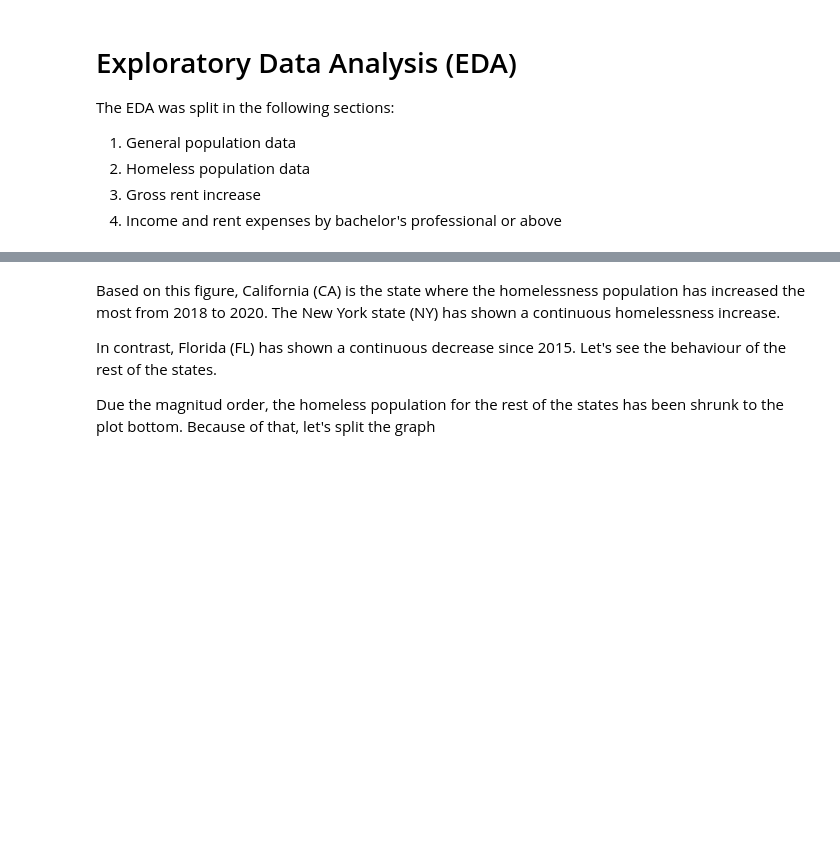
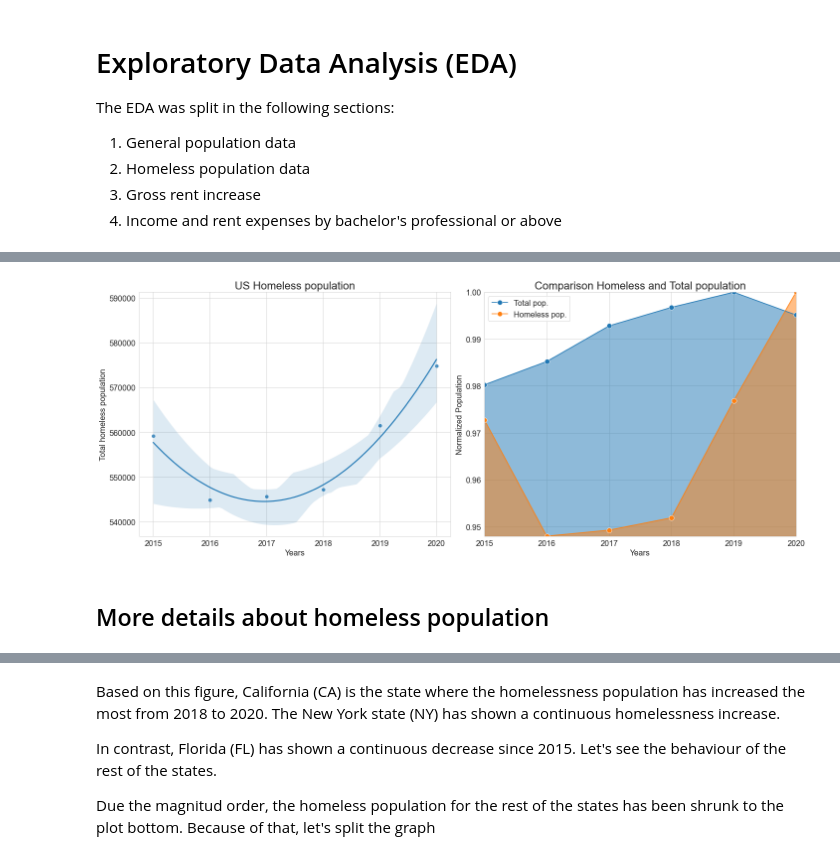
Before and after one commit to aliglara/capstone-c1-DA, a Jupyter notebook: codes/EDA_homeless_pop.ipynb, the cells around one changed output, grey strips where cells are left out. Drawn from its saved outputs; the diff is of its cells as text; code cells hidden in the pictures; blank space fills up the shorter version.

```diff
--- a/codes/EDA_homeless_pop.ipynb
+++ b/codes/EDA_homeless_pop.ipynb
@@ -121,0 +145,3 @@ pop_features_2020 = general_data_df2020.pivot_table(index="State name", aggfunc=
+# %%
+indexed_data_df = raw_data_df.copy()
+indexed_data_df.set_index(["Year", "State name"], inplace=True)
@@ -121,0 +160,12 @@ pop_features_2020 = general_data_df2020.pivot_table(index="State name", aggfunc=
+# %%
+# Perform some aggregation functions on the data
+# Pivot table for total number per year
+total_pt = pd.pivot_table(
+    data= indexed_data_df,
+    index="Year",
+    values=["Population", "Homeless pop"],
+    aggfunc=sum
+)
+# %%
+def norm_column(serie):
+    return serie/serie.max()
@@ -121,0 +178,5 @@ pop_features_2020 = general_data_df2020.pivot_table(index="State name", aggfunc=
+# %%
+total_pt["Homeless pop (%)"] = total_pt["Homeless pop"] / total_pt["Population"] * 100
+total_pt["Homeless change (%)"] = total_pt["Homeless pop"].pct_change() * 100
+total_pt["Homeless adim"] = norm_column(total_pt["Homeless pop"])
+total_pt["Pop adim"] = norm_column(total_pt["Population"])
@@ -121,0 +200,41 @@ pop_features_2020 = general_data_df2020.pivot_table(index="State name", aggfunc=
+# %%
+fig, (ax1, ax2) = plt.subplots(1, 2, figsize=(20, 8))
+_ = sns.regplot(x=total_pt.index,
+                y="Homeless pop",
+                data=total_pt,
+                ax=ax1,
+                order=2
+                )
+
+_ = sns.lineplot(x=total_pt.index, y="Pop adim",
+                 data=total_pt,
+                 ax=ax2, color=blue, label='Total pop.',
+                 marker='o', markersize=10)
+ax2.fill_between(x=total_pt.index,
+                 y1=total_pt["Homeless adim"].min(),
+                 y2=total_pt["Pop adim"],
+                 color=blue,
+                 alpha=0.5)
+_ = sns.lineplot(x=total_pt.index, y="Homeless adim",
+                 data=total_pt,
+                 ax=ax2, color=orange, label='Homeless pop.',
+                 marker='o', markersize=10)
+ax2.fill_between(x=total_pt.index,
+                 y1=total_pt["Homeless adim"].min(),
+                 y2=total_pt["Homeless adim"],
+                 color=orange,
+                 alpha=0.5)
+ax2.set(ylabel="Normalized Population", xlabel="Years",
+       xlim=[2015, 2020], ylim=[total_pt["Homeless adim"].min(), 1])
+ax2.legend(loc='best')
+ax2.set_title("Comparison Homeless and Total population")
+
+ax1.set(ylabel="Total homeless population", xlabel="Years")
+ax1.set_title("US Homeless population")
+
+plt.tight_layout()
+plt.show()
+# %% [output]
+[figure, added]
+# %% [markdown]
+## More details about homeless population
```
Also changed, not shown: parts of 114 cells of this notebook, 1 other file.
